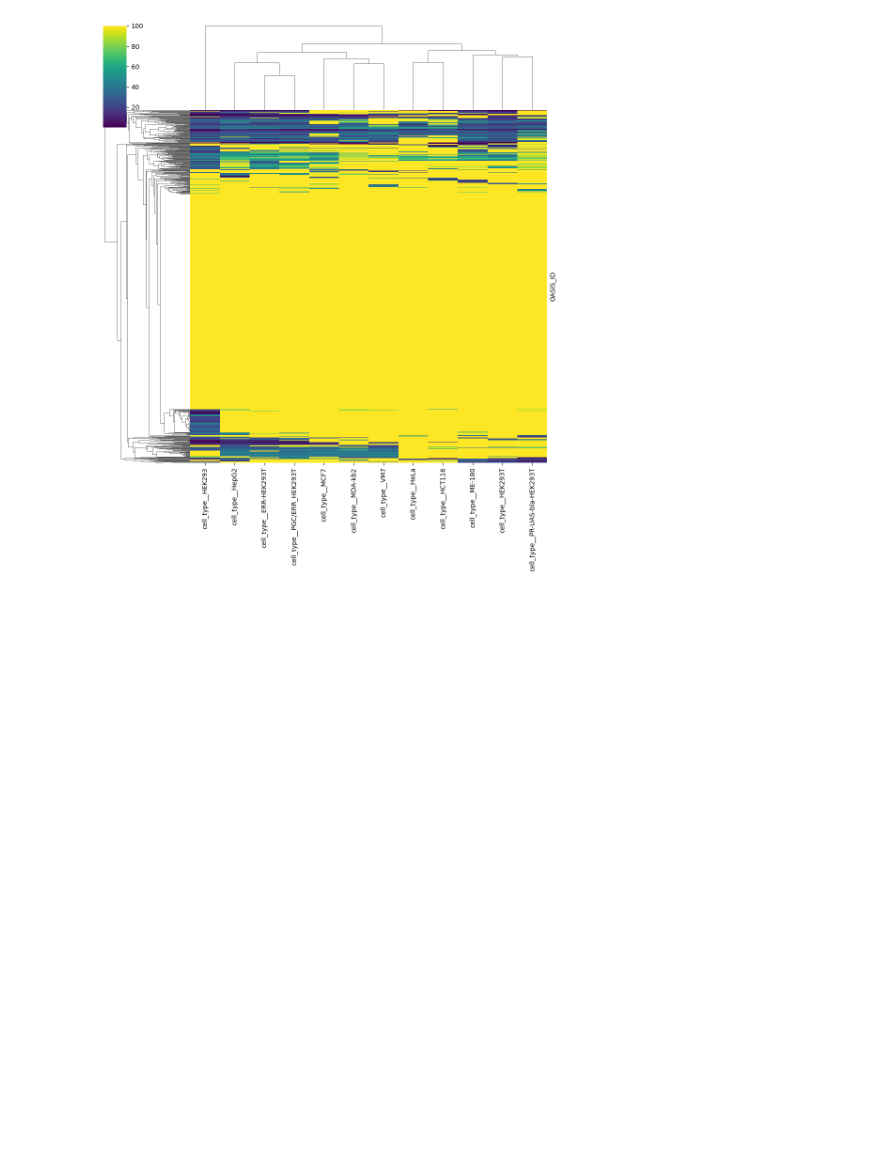
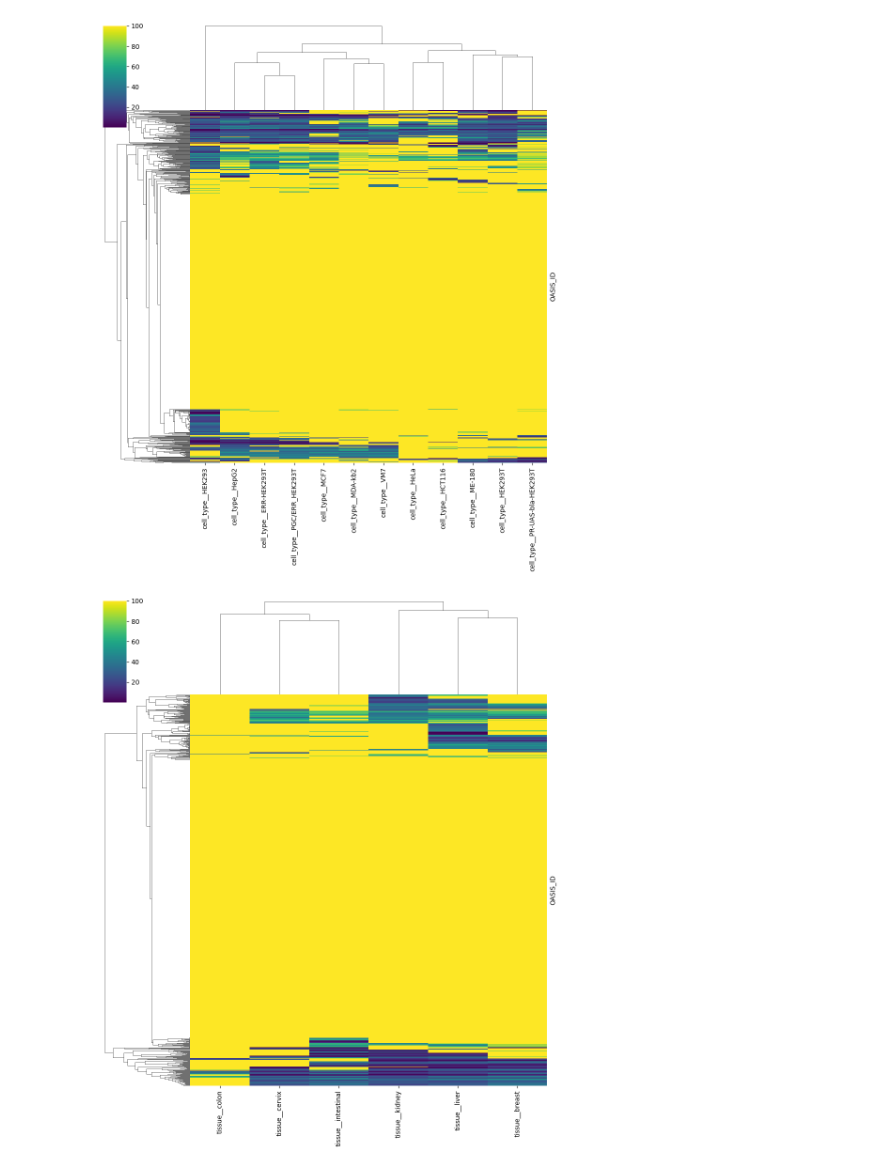
Before and after one commit to jessica-ewald/2024_09_09_Axiom_OASIS, a Jupyter notebook: 2_downstream_analysis/manuscript_notebooks/3_1_toxcast_endpoints.ipynb, the cells around one changed output. Cells and saved outputs as stored; diff of their text form; code cells hidden in the pictures; blank space fills up the shorter version.

```diff
--- a/2_downstream_analysis/manuscript_notebooks/3_1_toxcast_endpoints.ipynb
+++ b/2_downstream_analysis/manuscript_notebooks/3_1_toxcast_endpoints.ipynb
@@ -526,0 +480,45 @@ cell_unique = cell_info.select([
+# %%
+# Make heatmap for tissue-level
+cytotox = pl.read_parquet("../../1_snakemake/inputs/annotations/toxcast_cytotox_info.parquet")
+
+# count number of compounds per cell
+cytotox_per_tissue = cytotox.filter(pl.col("cytotox_source_type") == "tissue").select(pl.col("assay_label").value_counts()).unnest("assay_label").sort("count", descending=True)
+keep_tissue_types = cytotox_per_tissue.filter(pl.col("count") > 800).select("assay_label").to_series().to_list()
+
+cytotox = cytotox.filter(pl.col("assay_label").is_in(keep_tissue_types)).with_columns(
+    pl.when(pl.col("cytotox_median_ac50").is_null()).then(pl.lit(100)).otherwise(pl.col("cytotox_median_ac50")).alias("cytotox_median_ac50")
+)
+
+duplicate_counts = (
+    cytotox.group_by(["OASIS_ID", "assay_label"])
+    .agg(pl.count("cytotox_median_ac50").alias("count"))
+    .filter(pl.col("count") > 1)  # Keep only groups with duplicates
+)
+
+cytotox_comp = cytotox.pivot(
+    values="cytotox_median_ac50",
+    index="OASIS_ID",
+    columns="assay_label",
+    aggregate_function="first"
+)
+# %%
+df = cytotox_comp.to_pandas().dropna()
+df.set_index("OASIS_ID", inplace=True)
+
+sns.clustermap(
+    df,
+    metric="euclidean",
+    method="average",
+    cmap="viridis",
+    figsize=(10, 12),
+    dendrogram_ratio=(0.2, 0.2),
+    cbar_pos=(0.02, 0.8, 0.05, 0.18),
+    row_cluster=True,
+    col_cluster=True,
+    xticklabels=True,
+    yticklabels=False
+    )
+
+plt.show()
+# %% [output]
+[figure, added]
```
Also changed, not shown: parts of 10 cells of this notebook, 4 other files.
